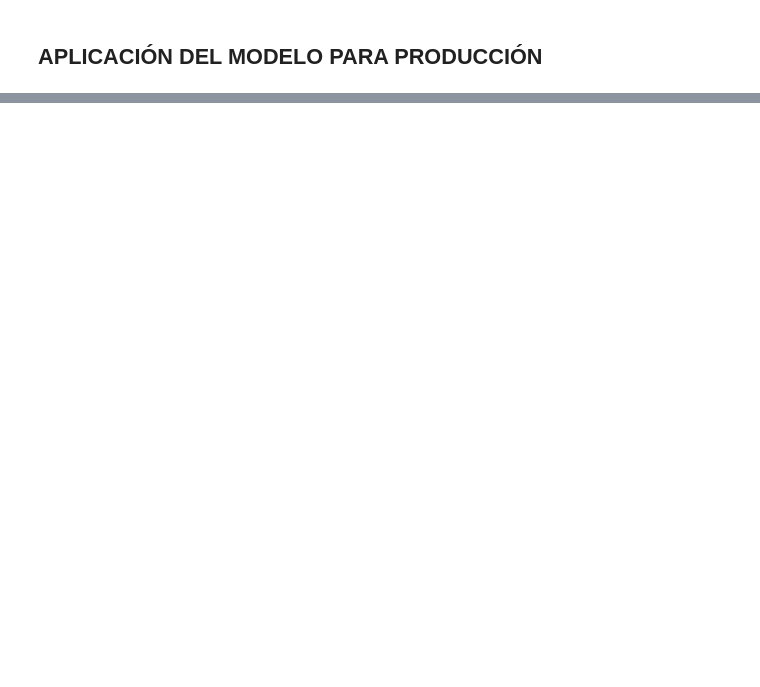
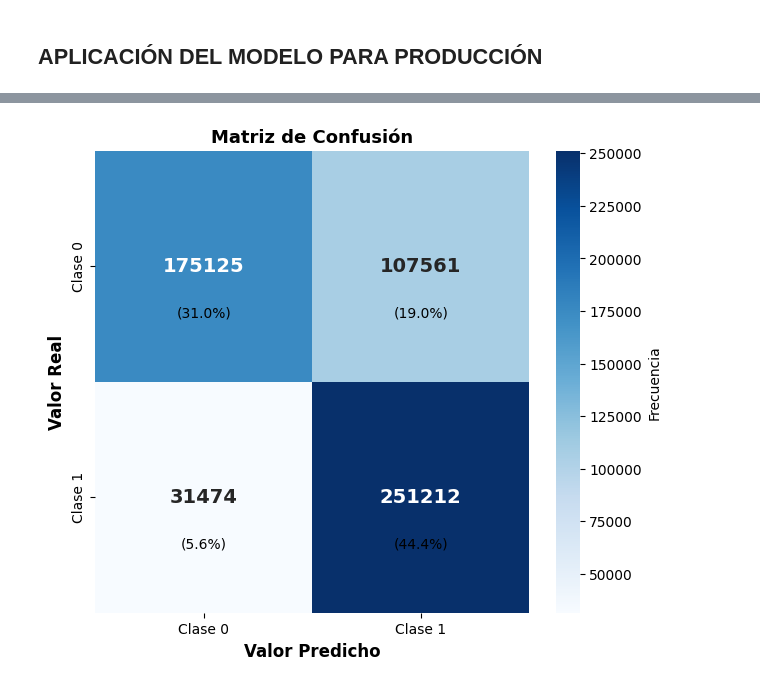
Before and after one commit to JairoVillegas/CREDIT-RISK-ANALYZER., a Jupyter notebook: Notebooks/Exploracion.ipynb, the cells around one changed output, grey strips where cells are left out. Cells and saved outputs as stored; diff of their text form; code cells hidden in the pictures; blank space fills up the shorter version.

```diff
--- a/Notebooks/Exploracion.ipynb
+++ b/Notebooks/Exploracion.ipynb
@@ -1111,0 +1151,19 @@ y_prob = best_model.predict(x_prod)
+# %%
+# 1 Obtengo las precicciones
+
+# Prediccion de probabilidad
+
+
+# Predicciones binarias
+y_pred = (y_prob > 0.5).astype(int)
+
+
+# 2 Calculo la curva ROC
+
+# Calculo FPR, TPR y umbrales
+fpr, tpr, thresholds = roc_curve(y_prod, y_prob)
+
+# Calculo AUC
+roc_auc = roc_auc_score(y_prod, y_prob)
+
+print(f"AUC-ROC Score: {roc_auc:.4f}")
@@ -1112 +1203,32 @@ y_prob = best_model.predict(x_prod)
+# %%
+cm = confusion_matrix(y_prod, y_pred)
+
+plt.figure(figsize=(7, 6))
+
+sns.heatmap(
+    cm,
+    annot=True,
+    fmt='d',
+    cmap='Blues',
+    xticklabels=['Clase 0', 'Clase 1'],
+    yticklabels=['Clase 0', 'Clase 1'],
+    cbar_kws={'label': 'Frecuencia'},
+    annot_kws={'size': 14, 'weight': 'bold'}
+)
+
+plt.title('Matriz de Confusión', fontsize=13, fontweight='bold')
+plt.ylabel('Valor Real', fontsize=12, fontweight='bold')
+plt.xlabel('Valor Predicho', fontsize=12, fontweight='bold')
+
+# Añadir porcentajes
+total = cm.sum()
+for i in range(2):
+    for j in range(2):
+        percentage = cm[i, j] / total * 100
+        plt.text(j + 0.5, i + 0.7, f'({percentage:.1f}%)',
+                 ha='center', va='center', fontsize=10, color='black')
+
+plt.show()
+# %% [output]
+[figure, added]
 # %%
```
Also changed, not shown: parts of 30 cells of this notebook, 3 other files.
